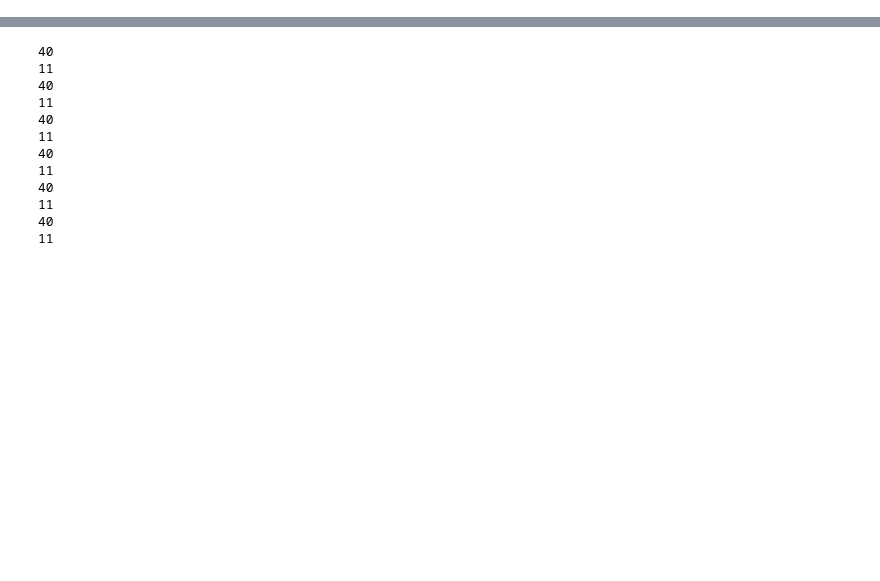
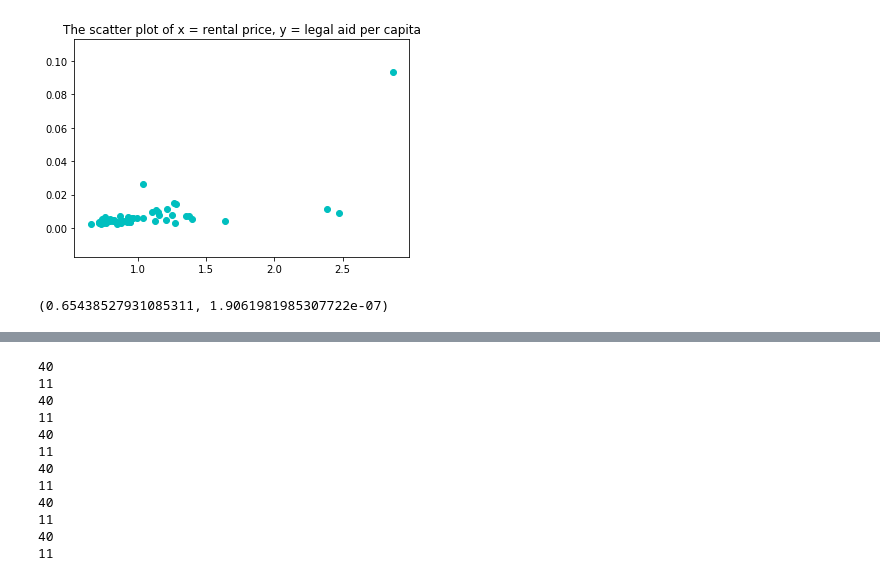
Before and after one commit to Jasmine424/CS506_Project_OpendoorOrganization, a Jupyter notebook: state_data_analysis.ipynb, the cells around one changed output, grey strips where cells are left out. Drawn from its saved outputs; the diff is of its cells as text; code cells hidden in the pictures; blank space fills up the shorter version.

```diff
--- a/state_data_analysis.ipynb
+++ b/state_data_analysis.ipynb
@@ -46,0 +78,10 @@ y_homeless_intercept = data[b]
+# %%
+fig = plt.figure()
+ax1 = fig.add_subplot(111)
+ax1.set_title('The scatter plot of x = rental price, y = legal aid per capita')
+ax1.scatter(x_rental,y_legal*100,c = 'c',marker = 'o')
+plt.show()
+print(pearsonr(x_rental, y_legal))
+# %% [output]
+[figure, added]
+(0.65438527931085311, 1.9061981985307722e-07)
```
Also changed, not shown: parts of 30 cells of this notebook.
